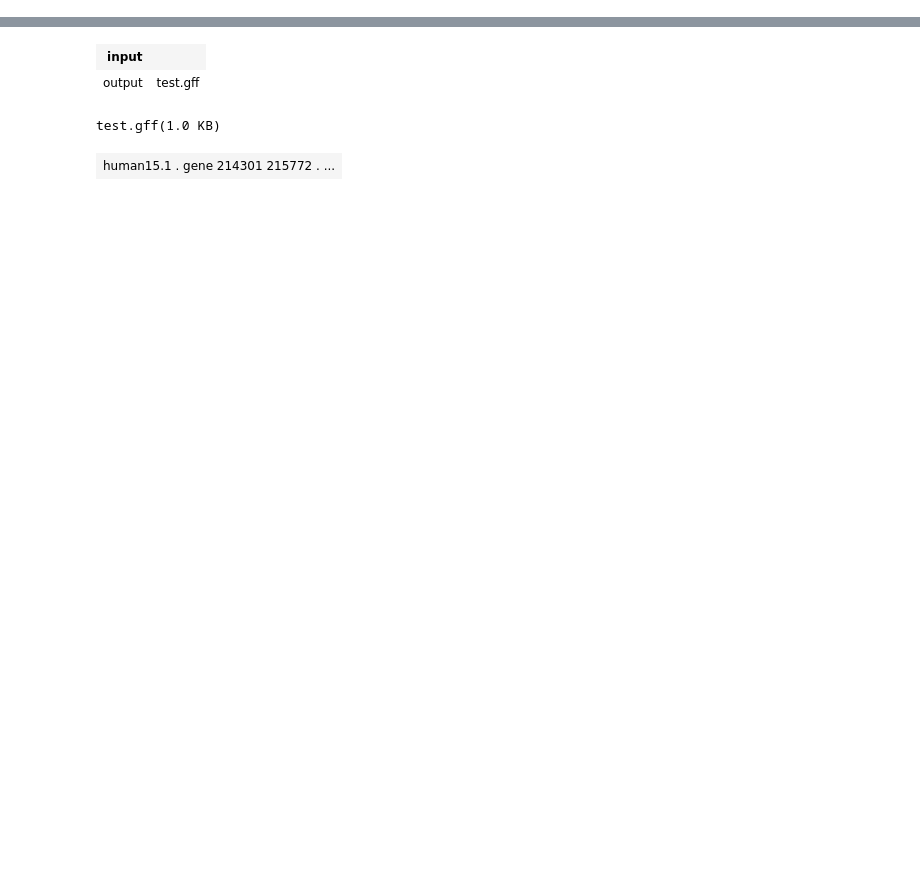
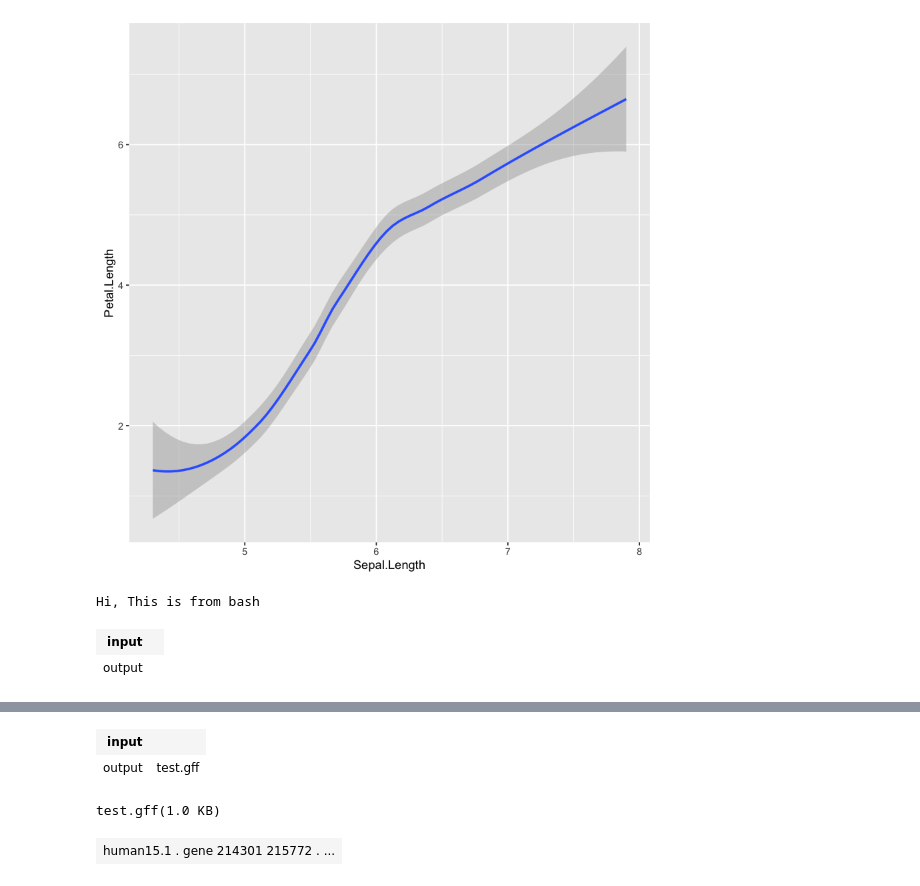
Before and after one commit to vatlab/sos, a Jupyter notebook: examples/example.ipynb, the cells around one changed output, grey strips where cells are left out. Drawn from its saved outputs; the diff is of its cells as text; code cells hidden in the pictures; blank space fills up the shorter version.

```diff
--- a/examples/example.ipynb
+++ b/examples/example.ipynb
@@ -28 +20,16 @@ A
+# %%
+#with R
+# here we call R directly by using an IR kernel
+library(ggplot2)
+qplot(Sepal.Length, Petal.Length, data = iris, geom='smooth')
+# %% [output]
+[figure, added]
+# %%
+# now we run a shell script in SoS
+run:
+    echo "Hi, This is from bash"
+# %% [output]
+Hi, This is from bash
+| input |  |
+| output |  |
 # %%
```
Also changed, not shown: parts of 6 cells of this notebook.
